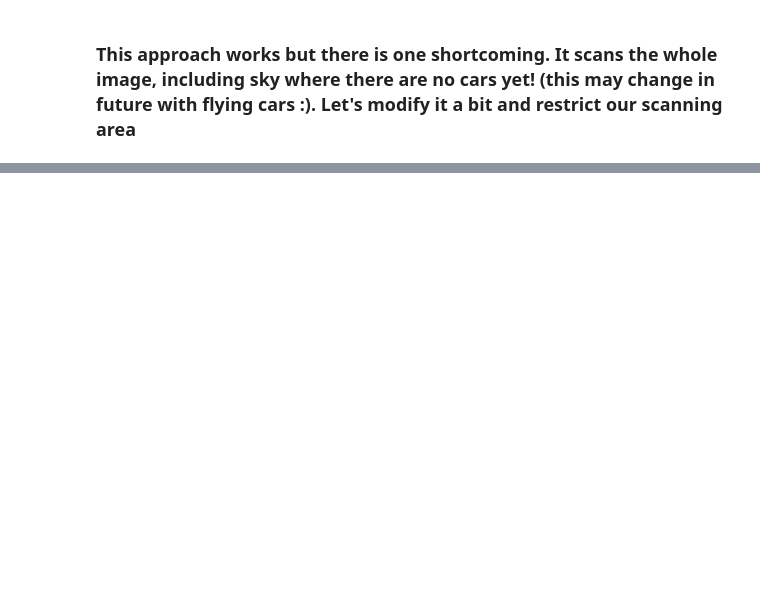
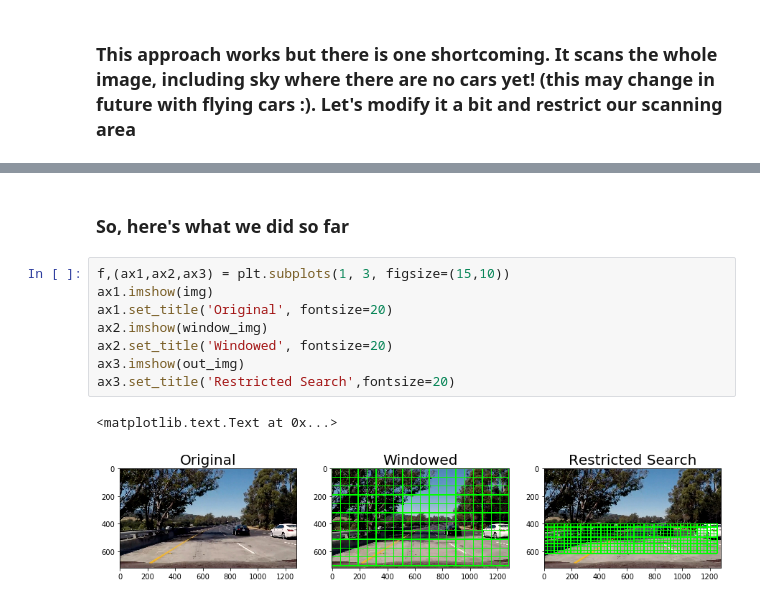
Before and after one commit to jatindhankhar/CarND-Vehicle-Detection, a Jupyter notebook: Playground.ipynb, the cells around one changed output, grey strips where cells are left out. Saved outputs shown, nothing was run; the diff lists cells and outputs as text; blank space fills up the shorter version.

```diff
--- a/Playground.ipynb
+++ b/Playground.ipynb
@@ -296,0 +315,13 @@ ValueError: operands could not be broadcast together with shapes (1,6156) (4932,
+# %% [markdown]
+### So, here's what we did so far
+# %%
+f,(ax1,ax2,ax3) = plt.subplots(1, 3, figsize=(15,10))
+ax1.imshow(img)
+ax1.set_title('Original', fontsize=20)
+ax2.imshow(window_img)
+ax2.set_title('Windowed', fontsize=20)
+ax3.imshow(out_img)
+ax3.set_title('Restricted Search',fontsize=20)
+# %% [output]
+<matplotlib.text.Text at 0x...>
+[figure, added]
```
Also changed, not shown: parts of 2 cells of this notebook, 1 other file.
